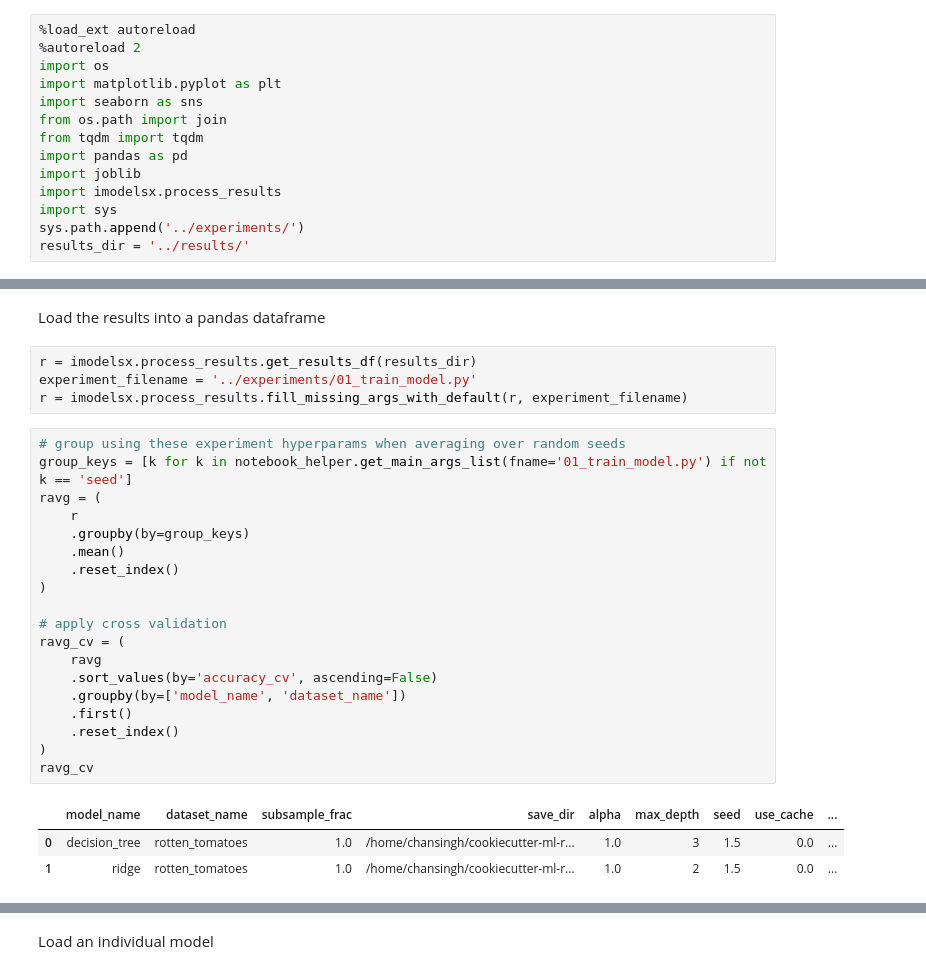
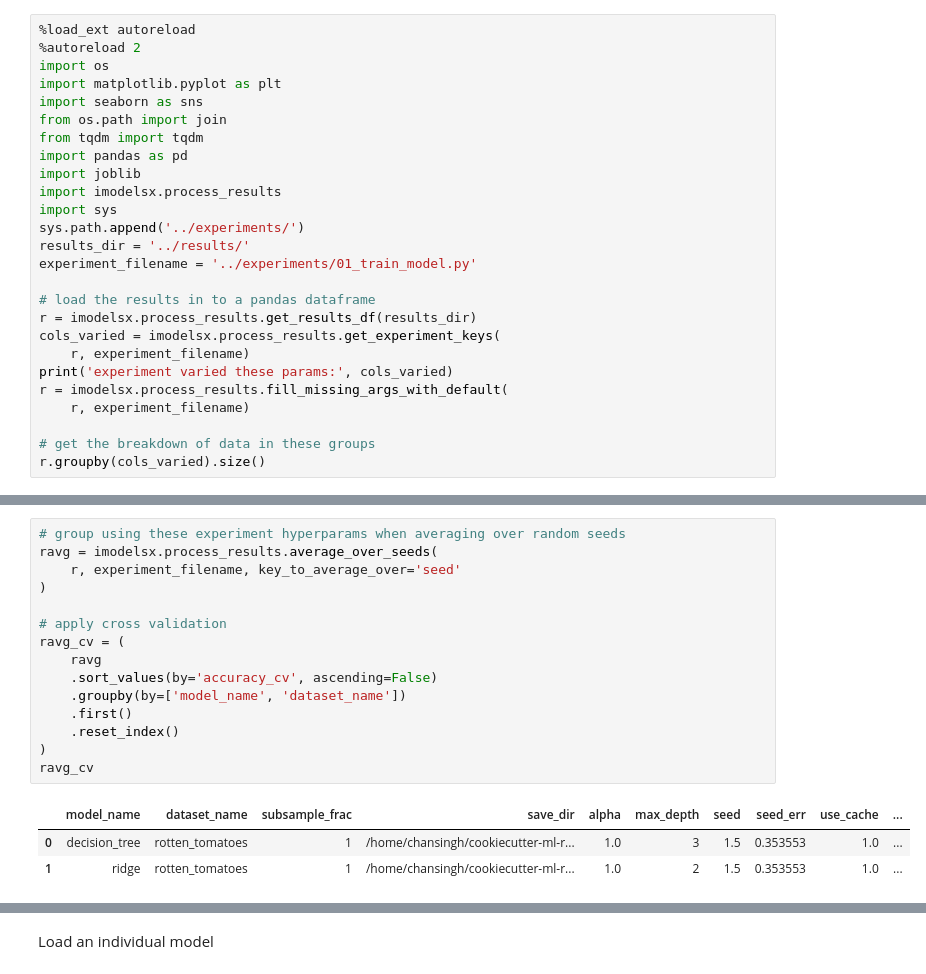
Before and after one commit to csinva/cookiecutter-ml-research, a Jupyter notebook: notebooks/01_model_results.ipynb, the cells around one changed output, grey strips where cells are left out. Cells and saved outputs as stored; diff of their text form.

```diff
--- a/notebooks/01_model_results.ipynb
+++ b/notebooks/01_model_results.ipynb
@@ -12,3 +12,15 @@ import imodelsx.process_results
 import sys
 sys.path.append('../experiments/')
 results_dir = '../results/'
+experiment_filename = '../experiments/01_train_model.py'
+
+# load the results in to a pandas dataframe
+r = imodelsx.process_results.get_results_df(results_dir)
+cols_varied = imodelsx.process_results.get_experiment_keys(
+    r, experiment_filename)
+print('experiment varied these params:', cols_varied)
+r = imodelsx.process_results.fill_missing_args_with_default(
+    r, experiment_filename)
+
+# get the breakdown of data in these groups
+r.groupby(cols_varied).size()
@@ -15,30 +41,20 @@ results_dir = '../results/'
-# %% [markdown]
-Load the results into a pandas dataframe
-# %%
-r = imodelsx.process_results.get_results_df(results_dir)
-experiment_filename = '../experiments/01_train_model.py'
-r = imodelsx.process_results.fill_missing_args_with_default(r, experiment_filename)
 # %%
 # group using these experiment hyperparams when averaging over random seeds
-group_keys = [k for k in notebook_helper.get_main_args_list(fname='01_train_model.py') if not k == 'seed']
-ravg = (
-    r
-    .groupby(by=group_keys)
-    .mean()
-    .reset_index()
+ravg = imodelsx.process_results.average_over_seeds(
+    r, experiment_filename, key_to_average_over='seed'
 )
 
 # apply cross validation
 ravg_cv = (
     ravg
     .sort_values(by='accuracy_cv', ascending=False)
     .groupby(by=['model_name', 'dataset_name'])
     .first()
     .reset_index()
 )
 ravg_cv
 # %% [output]
-|  | model_name | dataset_name | subsample_frac | save_dir | alpha | max_depth | seed | use_cache | ... |
-| 0 | decision_tree | rotten_tomatoes | 1.0 | /home/chansingh/cookiecutter-ml-r... | 1.0 | 3 | 1.5 | 0.0 | ... |
-| 1 | ridge | rotten_tomatoes | 1.0 | /home/chansingh/cookiecutter-ml-r... | 1.0 | 2 | 1.5 | 0.0 | ... |
+|  | model_name | dataset_name | subsample_frac | save_dir | alpha | max_depth | seed | seed_err | use_cache | ... |
+| 0 | decision_tree | rotten_tomatoes | 1 | /home/chansingh/cookiecutter-ml-r... | 1.0 | 3 | 1.5 | 0.353553 | 1.0 | ... |
+| 1 | ridge | rotten_tomatoes | 1 | /home/chansingh/cookiecutter-ml-r... | 1.0 | 2 | 1.5 | 0.353553 | 1.0 | ... |
 # %%
```
Also changed, not shown: parts of 3 cells of this notebook.
